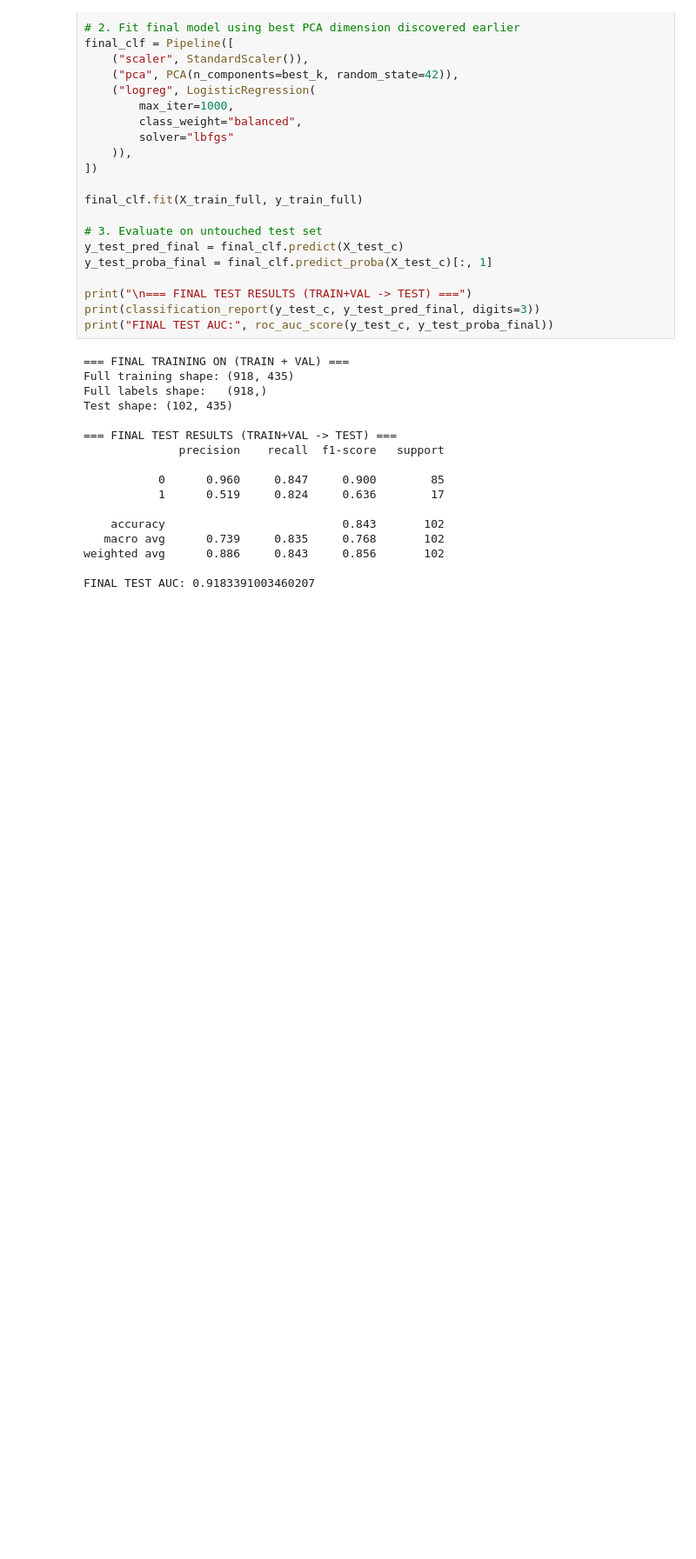
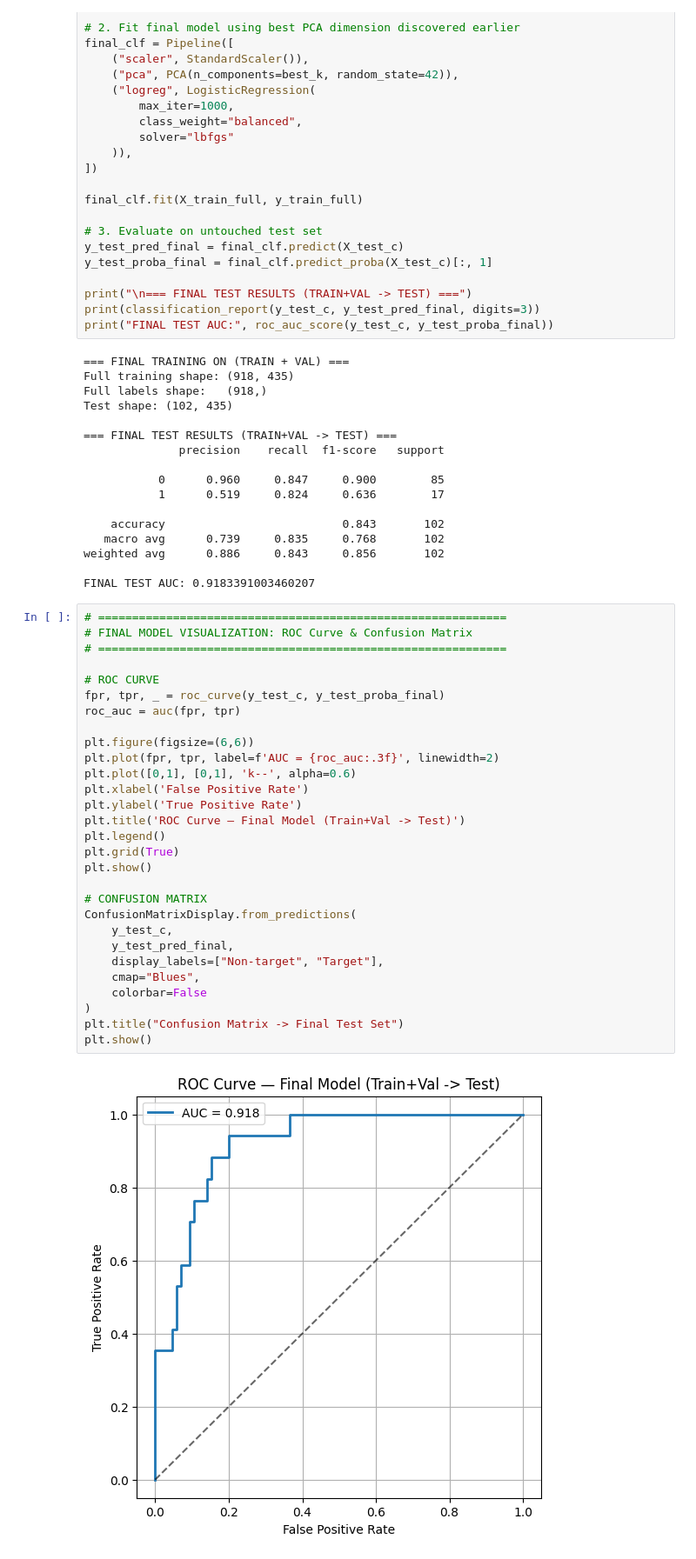
Before and after one commit to NoahBakayou/P300-Classifier, a Jupyter notebook: src/P300.ipynb, the cells around one changed output. Shown at 87% size. Saved outputs shown, nothing was run; the diff lists cells and outputs as text; blank space fills up the shorter version.

```diff
--- a/src/P300.ipynb
+++ b/src/P300.ipynb
@@ -936,3 +1011,34 @@ Test shape: (102, 435)
 weighted avg      0.886     0.843     0.856       102
 
 FINAL TEST AUC: 0.9183391003460207
+# %%
+# ============================================================
+# FINAL MODEL VISUALIZATION: ROC Curve & Confusion Matrix
+# ============================================================
+
+# ROC CURVE
+fpr, tpr, _ = roc_curve(y_test_c, y_test_proba_final)
+roc_auc = auc(fpr, tpr)
+
+plt.figure(figsize=(6,6))
+plt.plot(fpr, tpr, label=f'AUC = {roc_auc:.3f}', linewidth=2)
+plt.plot([0,1], [0,1], 'k--', alpha=0.6)
+plt.xlabel('False Positive Rate')
+plt.ylabel('True Positive Rate')
+plt.title('ROC Curve — Final Model (Train+Val -> Test)')
+plt.legend()
+plt.grid(True)
+plt.show()
+
+# CONFUSION MATRIX
+ConfusionMatrixDisplay.from_predictions(
+    y_test_c,
+    y_test_pred_final,
+    display_labels=["Non-target", "Target"],
+    cmap="Blues",
+    colorbar=False
+)
+plt.title("Confusion Matrix -> Final Test Set")
+plt.show()
+# %% [output]
+[figure, added]
```
Also changed, not shown: parts of 15 cells of this notebook.
